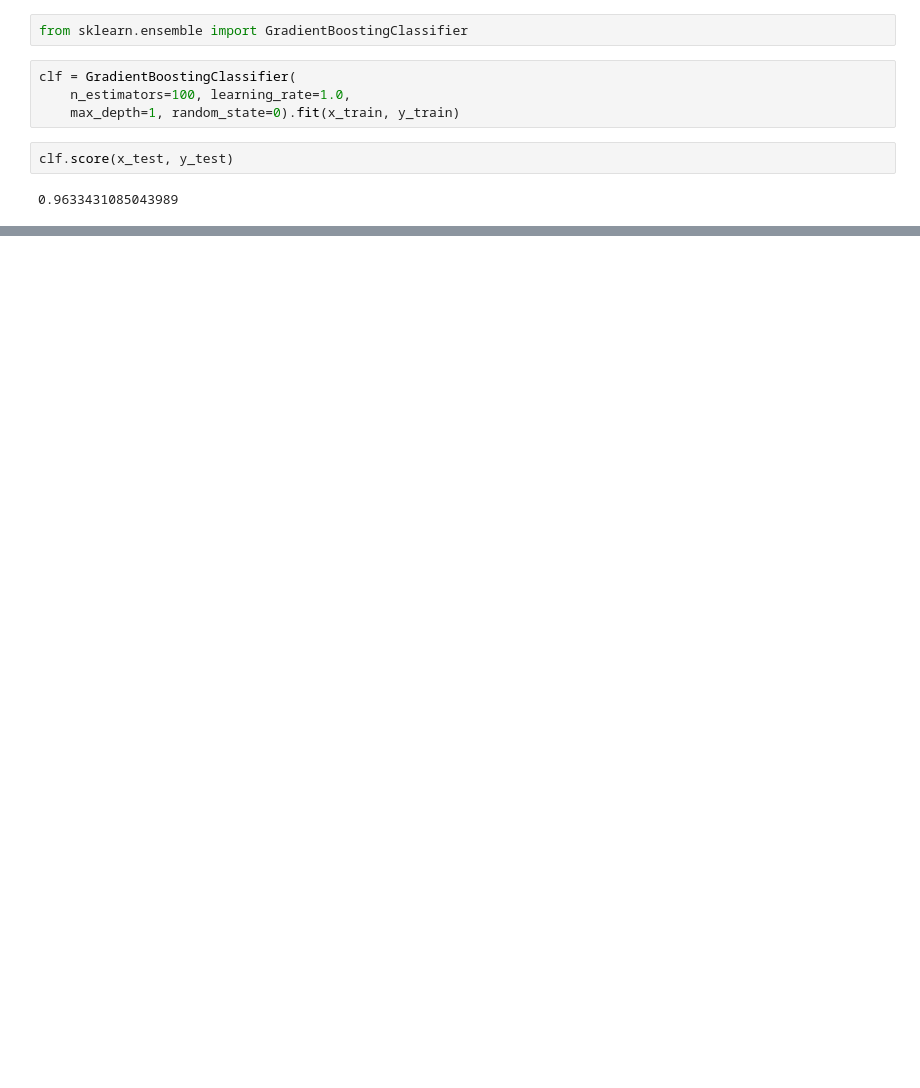
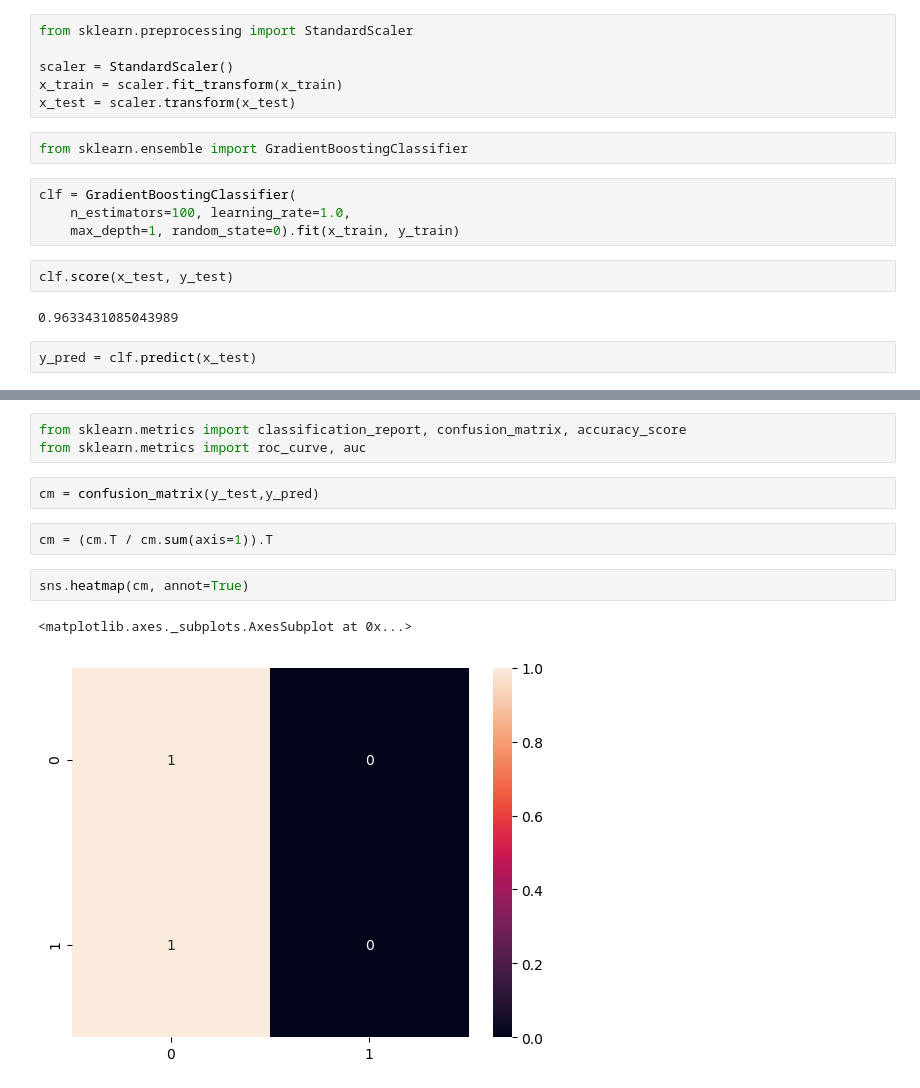
Before and after one commit to fernandodelacalle/miax-sagemaker, a Jupyter notebook: module_2/2_05.ipynb, the cells around one changed output, grey strips where cells are left out. Drawn from its saved outputs; the diff is of its cells as text; blank space fills up the shorter version.

```diff
--- a/module_2/2_05.ipynb
+++ b/module_2/2_05.ipynb
@@ -42,3 +86,9 @@ print(x_train.shape, y_train.shape, x_test.shape, y_test.shape)
+# %%
+from sklearn.preprocessing import StandardScaler
+
+scaler = StandardScaler()
+x_train = scaler.fit_transform(x_train)
+x_test = scaler.transform(x_test)
 # %%
 from sklearn.ensemble import GradientBoostingClassifier
 # %%
@@ -49,3 +99,5 @@ clf = GradientBoostingClassifier(
 clf.score(x_test, y_test)
 # %% [output]
 0.9633431085043989
+# %%
+y_pred = clf.predict(x_test)
@@ -51,0 +108,12 @@ clf.score(x_test, y_test)
+# %%
+from sklearn.metrics import classification_report, confusion_matrix, accuracy_score
+from sklearn.metrics import roc_curve, auc
+# %%
+cm = confusion_matrix(y_test,y_pred)
+# %%
+cm = (cm.T / cm.sum(axis=1)).T
+# %%
+sns.heatmap(cm, annot=True)
+# %% [output]
+<matplotlib.axes._subplots.AxesSubplot at 0x...>
+[figure, added]
```
Also changed, not shown: parts of 25 cells of this notebook, 10 other files.
